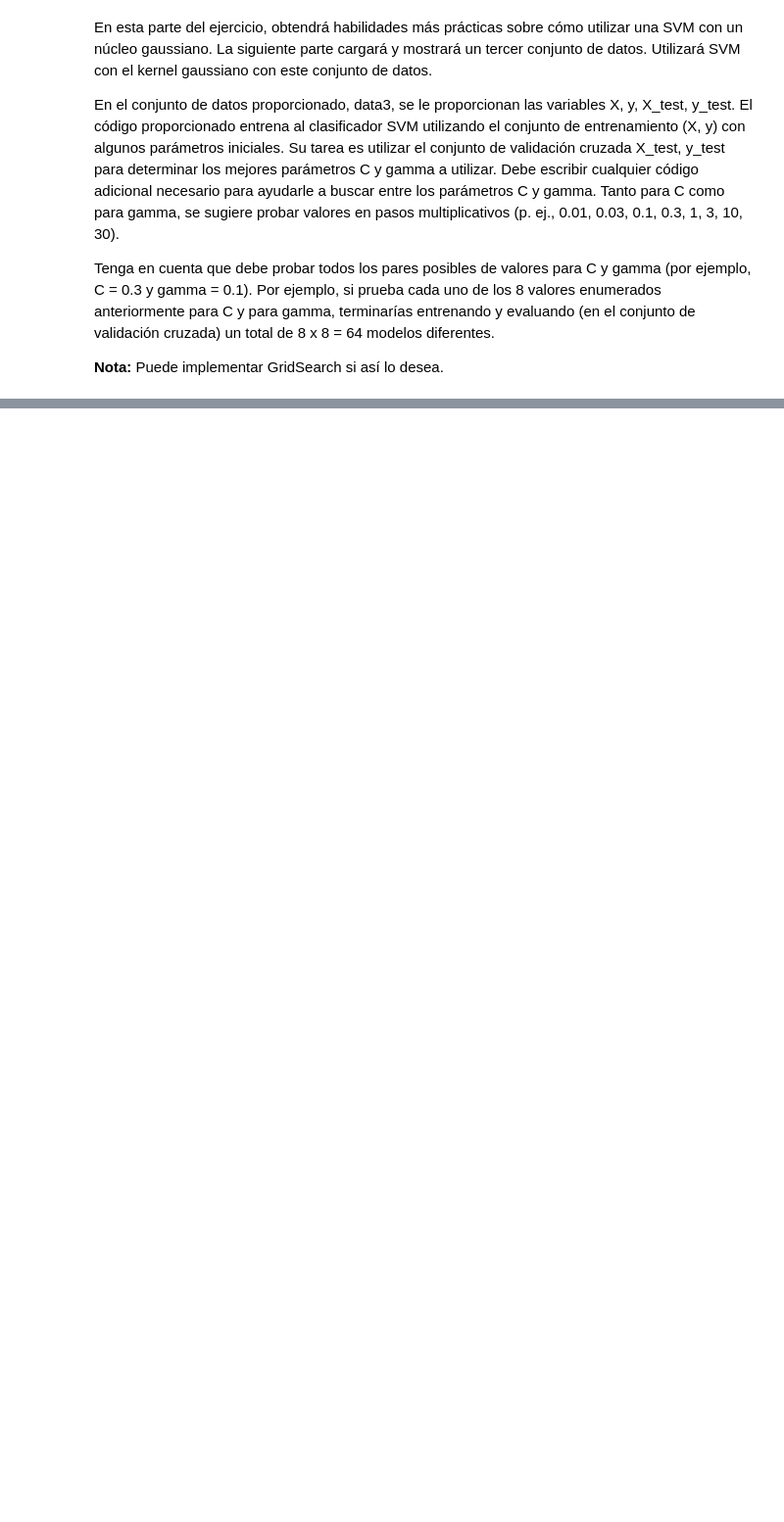
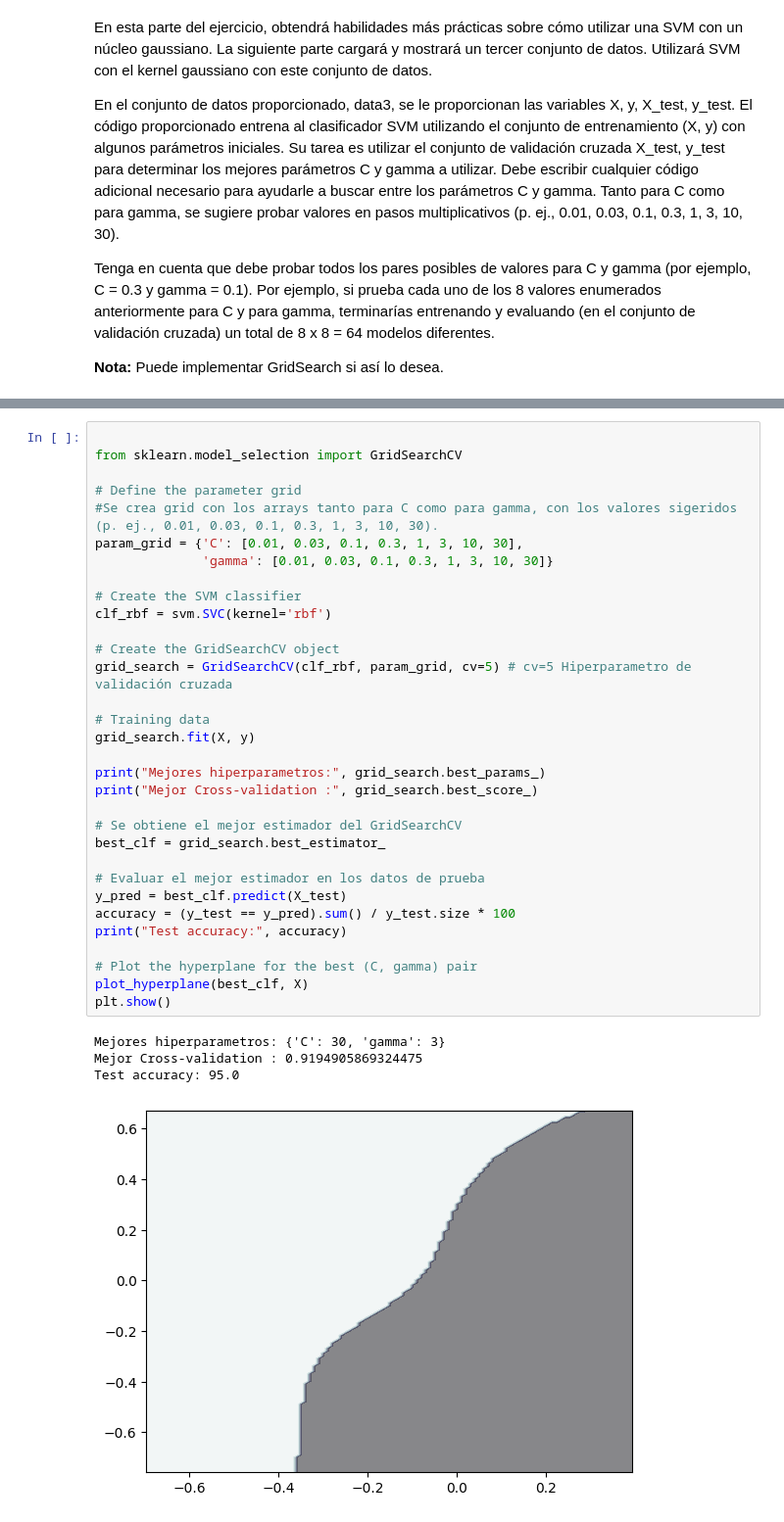
Before and after one commit to cam2149/MachineLearningIII, a Jupyter notebook: SVM_Taller.ipynb, the cells around one changed output, grey strips where cells are left out. Shown at 98% size. Drawn from its saved outputs; the diff is of its cells as text; blank space fills up the shorter version.

```diff
--- a/SVM_Taller.ipynb
+++ b/SVM_Taller.ipynb
@@ -387,0 +369,37 @@ plt.show()
+# %%
+
+from sklearn.model_selection import GridSearchCV
+
+# Define the parameter grid
+#Se crea grid con los arrays tanto para C como para gamma, con los valores sigeridos (p. ej., 0.01, 0.03, 0.1, 0.3, 1, 3, 10, 30).
+param_grid = {'C': [0.01, 0.03, 0.1, 0.3, 1, 3, 10, 30],
+              'gamma': [0.01, 0.03, 0.1, 0.3, 1, 3, 10, 30]}
+
+# Create the SVM classifier
+clf_rbf = svm.SVC(kernel='rbf')
+
+# Create the GridSearchCV object
+grid_search = GridSearchCV(clf_rbf, param_grid, cv=5) # cv=5 Hiperparametro de validación cruzada
+
+# Training data
+grid_search.fit(X, y)
+
+print("Mejores hiperparametros:", grid_search.best_params_)
+print("Mejor Cross-validation :", grid_search.best_score_)
+
+# Se obtiene el mejor estimador del GridSearchCV
+best_clf = grid_search.best_estimator_
+
+# Evaluar el mejor estimador en los datos de prueba
+y_pred = best_clf.predict(X_test)
+accuracy = (y_test == y_pred).sum() / y_test.size * 100
+print("Test accuracy:", accuracy)
+
+# Plot the hyperplane for the best (C, gamma) pair
+plot_hyperplane(best_clf, X)
+plt.show()
+# %% [output]
+Mejores hiperparametros: {'C': 30, 'gamma': 3}
+Mejor Cross-validation : 0.9194905869324475
+Test accuracy: 95.0
+[figure, added]
```
Also changed, not shown: parts of 4 cells of this notebook.
